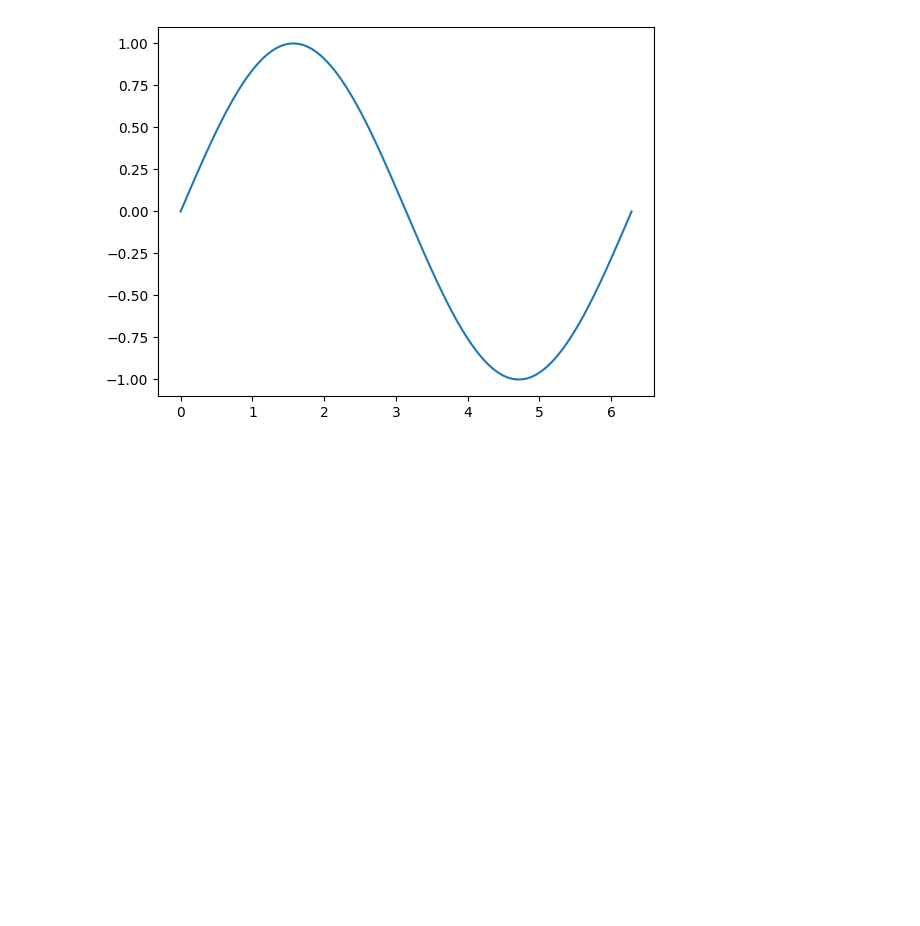
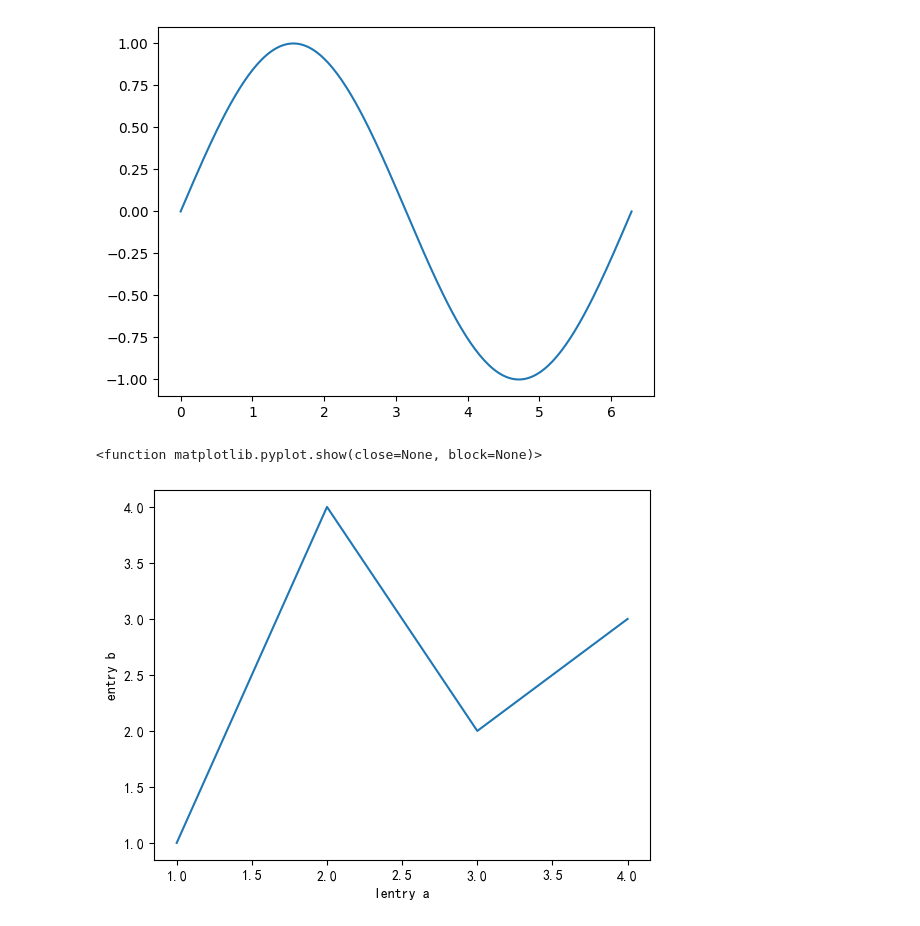
Before and after one commit to yiyanglaurel/new-one, a Jupyter notebook: 07-plot.ipynb, the cells around one changed output. Cells and saved outputs as stored; diff of their text form; code cells hidden in the pictures; blank space fills up the shorter version.

```diff
--- a/07-plot.ipynb
+++ b/07-plot.ipynb
@@ -12,3 +12,14 @@ ax.plot(x,y)
 plt.show()
 # %% [output]
 [figure]
+# %%
+x=[1,2,3,4]
+y=[1,4,2,3]
+fig,ax = plt.subplots()
+ax.plot(x,y)
+ax.set_xlabel('Ientry a')
+ax.set_ylabel('entry b')
+plt.show
+# %% [output]
+<function matplotlib.pyplot.show(close=None, block=None)>
+[figure, added]
```
Also changed, not shown: parts of 3 cells of this notebook.
